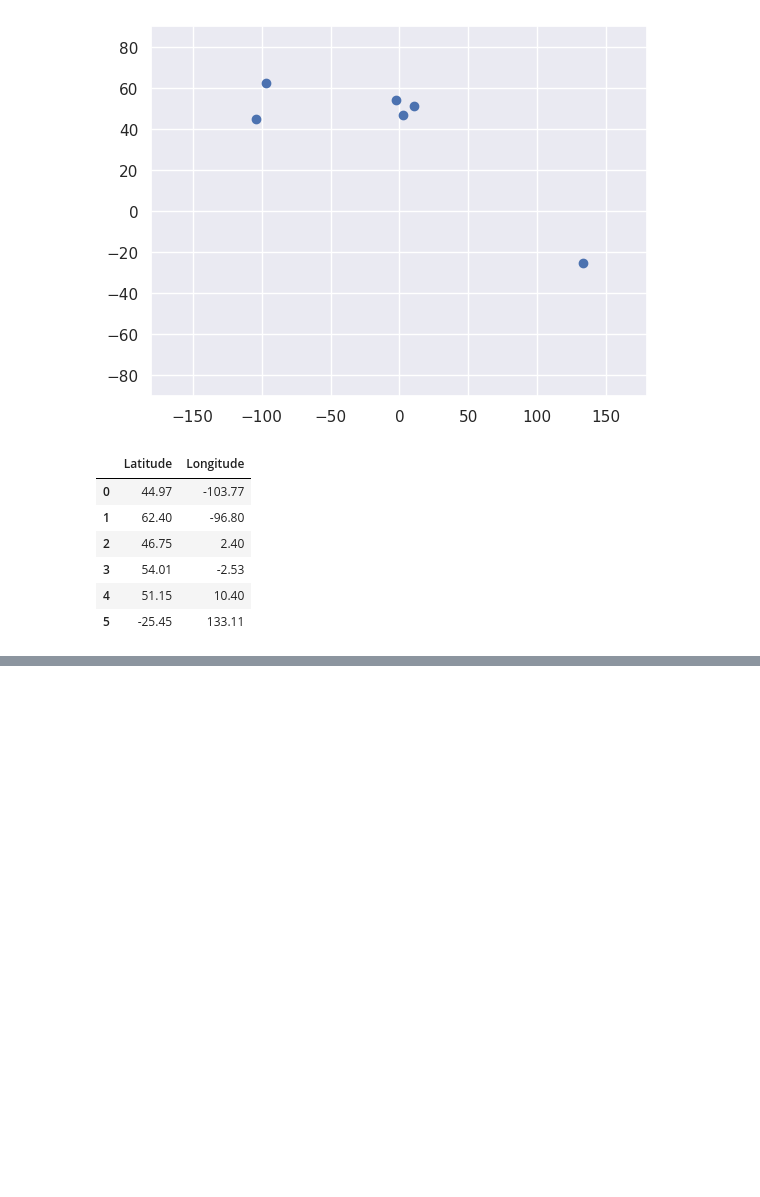
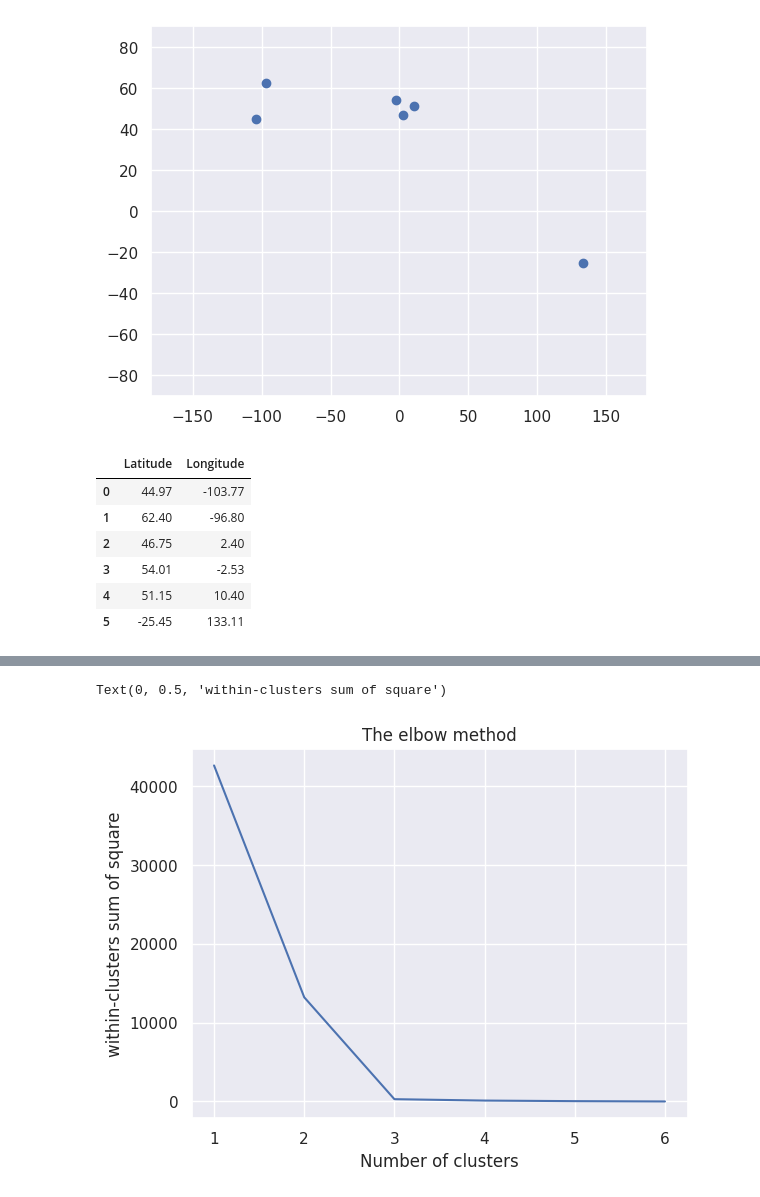
Before and after one commit to alfirosyadi/data-science-portofolio, a Jupyter notebook: Cluster Analysis/clusteranalysis1.ipynb, the cells around one changed output, grey strips where cells are left out. Cells and saved outputs as stored; diff of their text form; code cells hidden in the pictures; blank space fills up the shorter version.

```diff
--- a/Cluster Analysis/clusteranalysis1.ipynb
+++ b/Cluster Analysis/clusteranalysis1.ipynb
@@ -82,0 +91,8 @@ plt.show
+# %%
+wcss = []
+
+for i in range(1,7):
+    kmeans = KMeans(i)
+    kmeans.fit(x)
+    wcss_iter = kmeans.inertia_
+    wcss.append(wcss_iter)
@@ -82,0 +108,10 @@ plt.show
+# %%
+number_clusters = range(1,7)
+# %%
+plt.plot(number_clusters, wcss)
+plt.title('The elbow method')
+plt.xlabel('Number of clusters')
+plt.ylabel('within-clusters sum of square')
+# %% [output]
+Text(0, 0.5, 'within-clusters sum of square')
+[figure, added]
```
Also changed, not shown: parts of 10 cells of this notebook, 10 other files.
